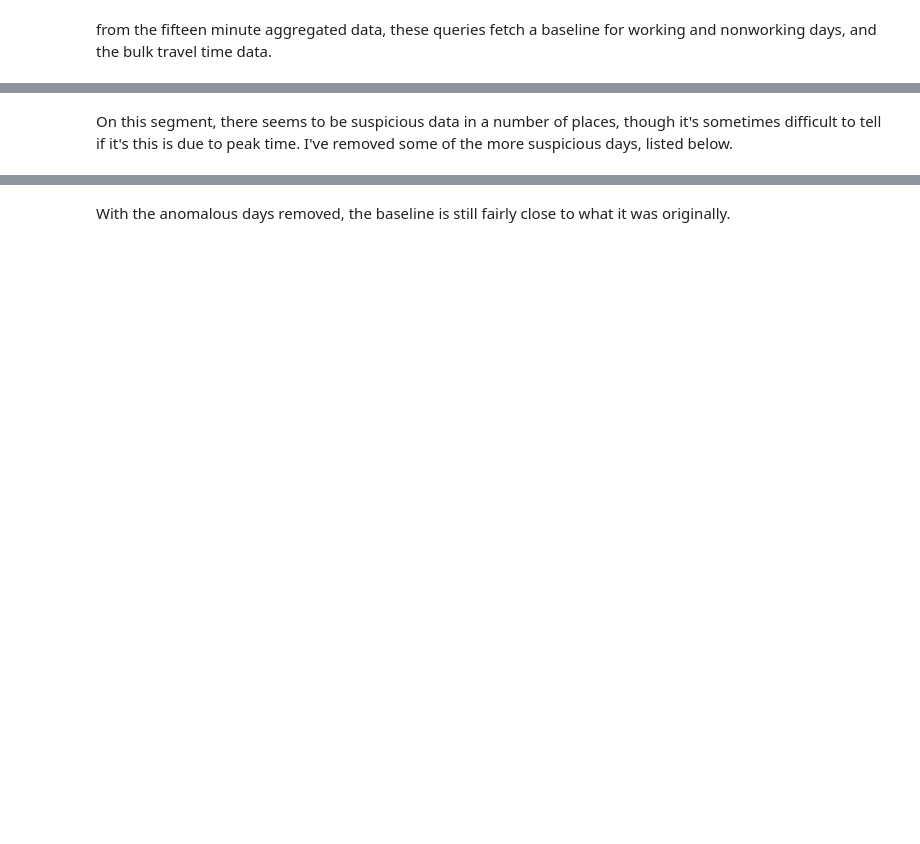
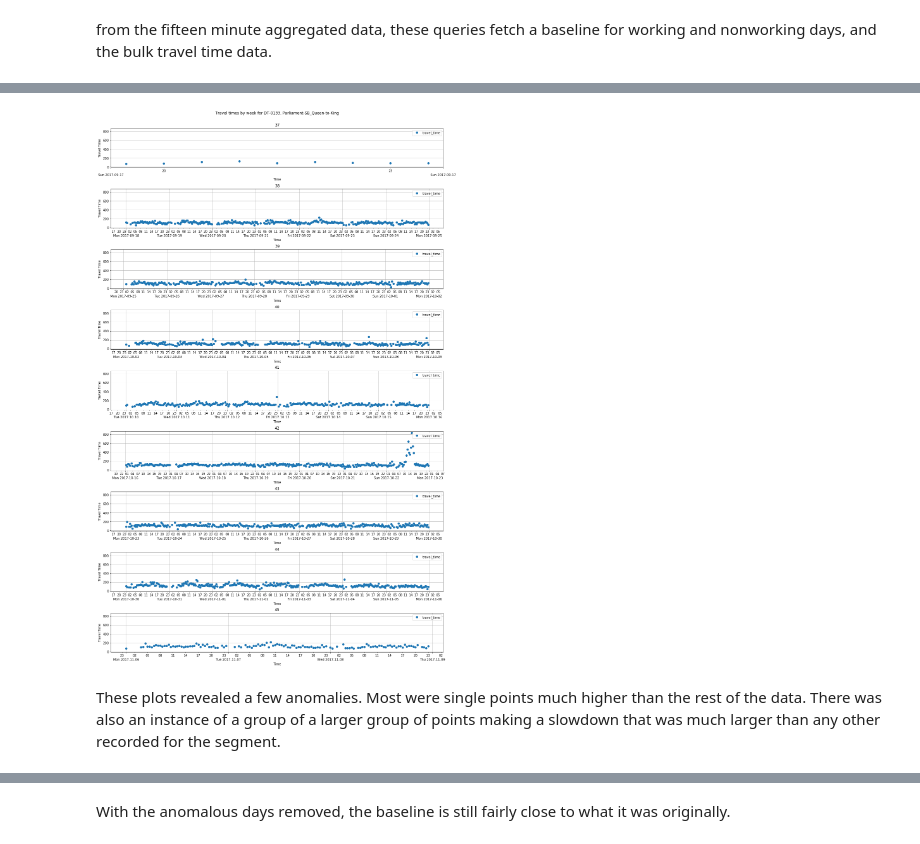
Before and after one commit to CityofToronto/bdit_king_pilot_dashboard, a Jupyter notebook: bluetooth/bluetooth_baselines.ipynb, the cells around one changed output, grey strips where cells are left out. Drawn from its saved outputs; the diff is of its cells as text; code cells hidden in the pictures; blank space fills up the shorter version.

```diff
--- a/bluetooth/bluetooth_baselines.ipynb
+++ b/bluetooth/bluetooth_baselines.ipynb
@@ -136,8 +153,38 @@ The fifteen minute bucket baseline seems to vary rapidly and is therefore diffic
+# %%
+
+travelsql_30 = '''
+SELECT bt.travel_time,
+    bt.datetime_bin,
+    bt.analysis_id,
+    EXTRACT(ISODOW FROM datetime_bin) as weekday,
+    CASE WHEN EXTRACT(ISODOW FROM bt.datetime_bin) < 6 THEN 'Work' ELSE 'Weekend' END as workingday,
+    aa.report_name
+FROM dt_30min_agg bt
+    INNER JOIN bluetooth.all_analyses aa ON (bt.analysis_id = aa.analysis_id)
+    LEFT OUTER JOIN ref.holiday hol ON (bt.datetime_bin::DATE = hol.dt)
+
+WHERE hol.dt is NULL
+'''
+traveltime_30 = pandasql.read_sql(travelsql_30, con)
 # %%
 def WOY(x, W):
     return x.weekofyear == W
 
-weeks = {W : traveltime_30[(traveltime_30['report_name'] == r_name) &
-             traveltime_30['datetime_bin'].apply(WOY, args = (W,))]
-        for W in traveltime_30.datetime_bin.apply(lambda x : x.weekofyear).unique()}
+def week_dict(r_name):
+    weeks = {W : traveltime_30[(traveltime_30['report_name'] == r_name) &
+                 traveltime_30['datetime_bin'].apply(WOY, args = (W,))]
+            for W in traveltime_30.datetime_bin.apply(lambda x : x.weekofyear).unique()}
+   # print(r_name)
+   # print(weeks[weeks.keys()[1]])
+
+    temp = {}
+    for week, df in weeks.items():
+        if df.travel_time.count() > 1:
+#if there is one point, the data is useless, and the graph has no x limit casuding MAXTICKS error
+            temp[week] = weeks[week]
+        else:
+            if week in temp:
+                del temp[week]
+  #  print(weeks[weeks.keys()[1]])
+    return temp
 # %% [markdown]
@@ -145,6 +191,0 @@ Creates a dictionary to store the bluetoothe observations (30 minute) divided by
-# %%
-temp = {}
-for week, df in weeks.items():
-    if not df.empty:
-        temp[week] = weeks[week]
-weeks = temp
@@ -182,2 +221,6 @@ plt.show()
-# %% [markdown]
-On this segment, there seems to be suspicious data in a number of places, though it's sometimes difficult to tell if it's this is due to peak time. I've removed some of the more suspicious days, listed below.
+# %%
+plot_weeks('DT-0133. Parliament-SB_Queen-to-King')
+# %% [output]
+[figure, added]
+# %% [markdown]
+These plots revealed a few anomalies. Most were single points much higher than the rest of the data. There was also an instance of a group of a larger group of points making a slowdown that was much larger than any other recorded for the segment.
```
Also changed, not shown: parts of 18 cells of this notebook.
